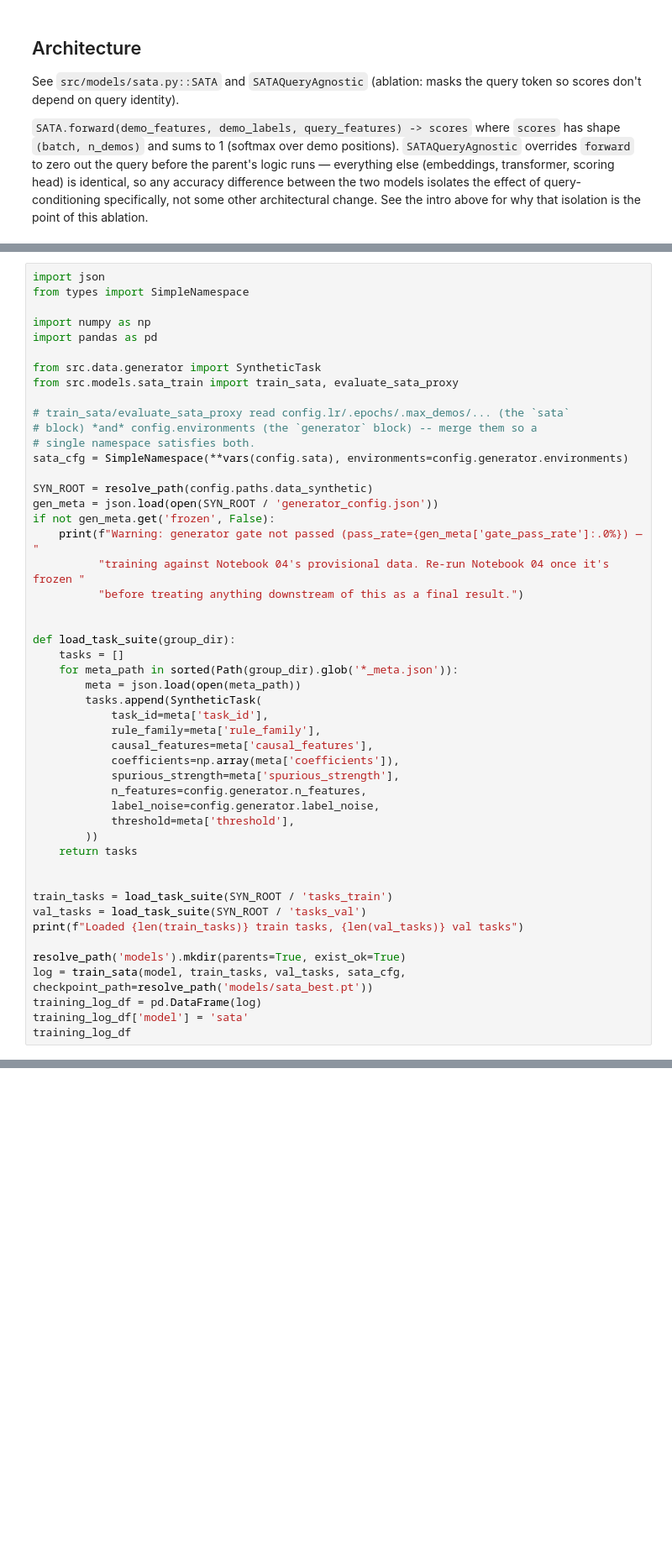
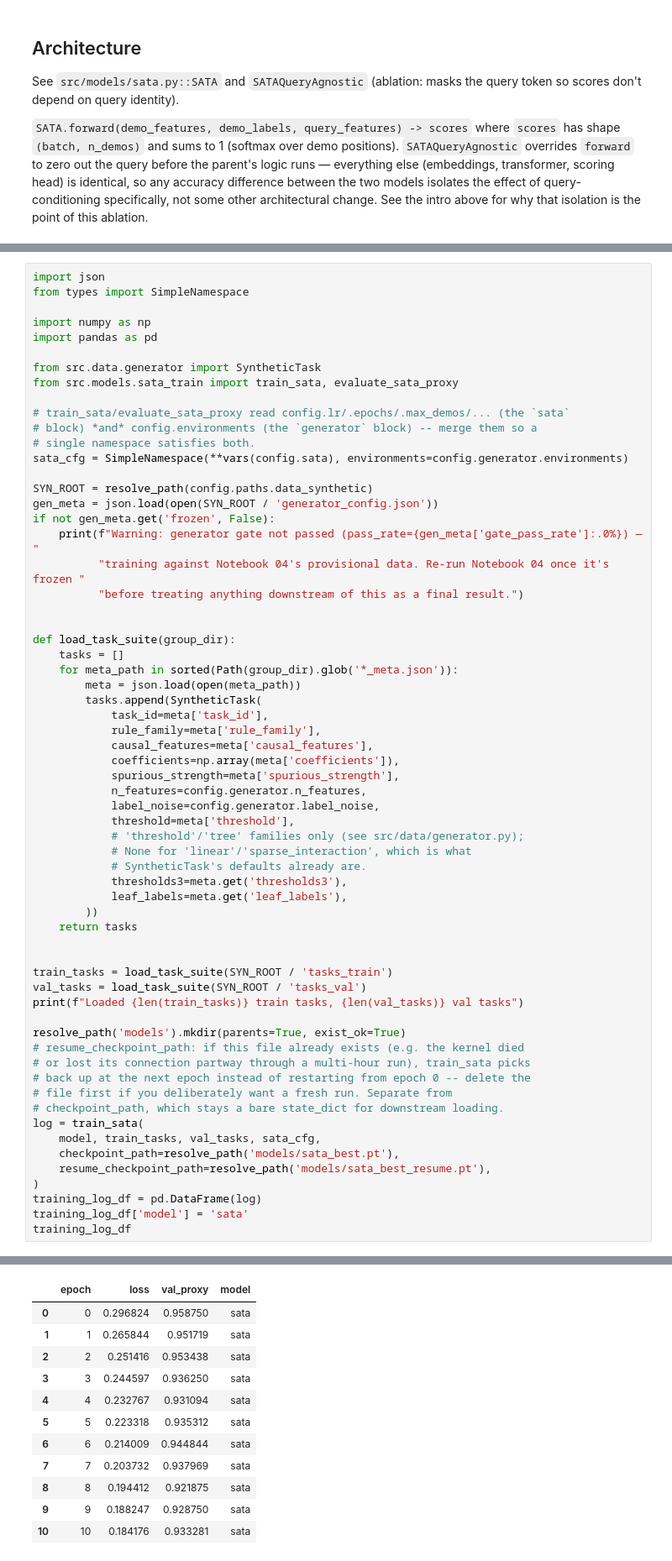
Before and after one commit to Chenuka-Garusinghe/LLM-ICL-OOD-Honours, a Jupyter notebook: sata-project/notebooks/05_sata_train.ipynb, the cells around one changed output, grey strips where cells are left out. Shown at 84% size. Drawn from its saved outputs; the diff is of its cells as text; blank space fills up the shorter version.

```diff
--- a/sata-project/notebooks/05_sata_train.ipynb
+++ b/sata-project/notebooks/05_sata_train.ipynb
@@ -95,6 +115,11 @@ def load_task_suite(group_dir):
             n_features=config.generator.n_features,
             label_noise=config.generator.label_noise,
             threshold=meta['threshold'],
+            # 'threshold'/'tree' families only (see src/data/generator.py);
+            # None for 'linear'/'sparse_interaction', which is what
+            # SyntheticTask's defaults already are.
+            thresholds3=meta.get('thresholds3'),
+            leaf_labels=meta.get('leaf_labels'),
         ))
     return tasks
 
@@ -104,7 +129,17 @@ val_tasks = load_task_suite(SYN_ROOT / 'tasks_val')
 print(f"Loaded {len(train_tasks)} train tasks, {len(val_tasks)} val tasks")
 
 resolve_path('models').mkdir(parents=True, exist_ok=True)
-log = train_sata(model, train_tasks, val_tasks, sata_cfg, checkpoint_path=resolve_path('models/sata_best.pt'))
+# resume_checkpoint_path: if this file already exists (e.g. the kernel died
+# or lost its connection partway through a multi-hour run), train_sata picks
+# back up at the next epoch instead of restarting from epoch 0 -- delete the
+# file first if you deliberately want a fresh run. Separate from
+# checkpoint_path, which stays a bare state_dict for downstream loading.
+log = train_sata(
+    model, train_tasks, val_tasks, sata_cfg,
+    checkpoint_path=resolve_path('models/sata_best.pt'),
+    resume_checkpoint_path=resolve_path('models/sata_best_resume.pt'),
+)
 training_log_df = pd.DataFrame(log)
 training_log_df['model'] = 'sata'
 training_log_df
+# %% [output]
@@ -111,3 +157,15 @@ training_log_df
+|  | epoch | loss | val_proxy | model |
+| 0 | 0 | 0.296824 | 0.958750 | sata |
+| 1 | 1 | 0.265844 | 0.951719 | sata |
+| 2 | 2 | 0.251416 | 0.953438 | sata |
+| 3 | 3 | 0.244597 | 0.936250 | sata |
+| 4 | 4 | 0.232767 | 0.931094 | sata |
+| 5 | 5 | 0.223318 | 0.935312 | sata |
+| 6 | 6 | 0.214009 | 0.944844 | sata |
+| 7 | 7 | 0.203732 | 0.937969 | sata |
+| 8 | 8 | 0.194412 | 0.921875 | sata |
+| 9 | 9 | 0.188247 | 0.928750 | sata |
+| 10 | 10 | 0.184176 | 0.933281 | sata |
 # %% [markdown]
 ## SATA ablation: query-agnostic variant
 
```
Also changed, not shown: parts of 5 cells of this notebook, 7 other files.
